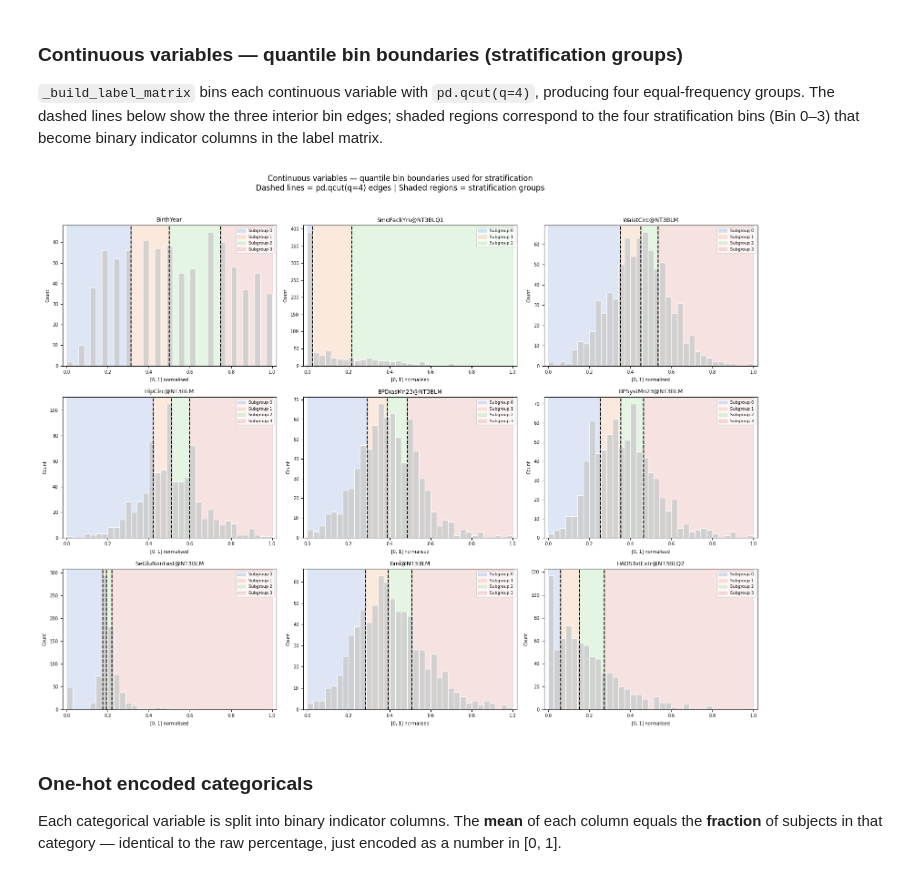
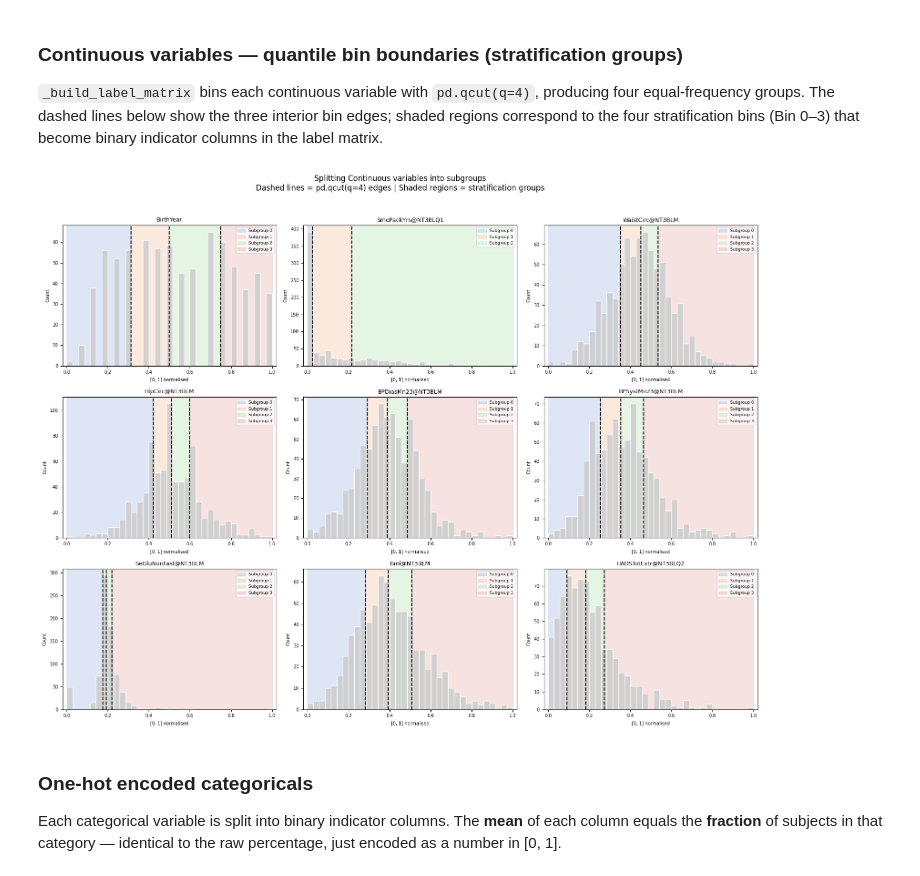
Before and after one commit to flippi321/NTNU-Master-project, a Jupyter notebook: feature_split_analysis.ipynb, the cells around one changed output. Saved outputs shown, nothing was run; the diff lists cells and outputs as text; code cells hidden in the pictures.

```diff
--- a/feature_split_analysis.ipynb
+++ b/feature_split_analysis.ipynb
@@ -57,6 +62,13 @@ norm = pd.read_csv(NORM_PATH)
 # Sex in raw is 1 for Male, NaN for Female — make it explicit for EDA
 raw['Sex'] = raw['Sex'].fillna(0).astype(int)
 
+# Defensive: the normalised CSV contains a stray non-numeric value
+# ('wa') in HADSTotExtr@NT3BLQ2, forcing the column to object dtype.
+# Coerce continuous columns to numeric so downstream .mean()/.hist() work.
+for _c in CONTINUOUS:
+    if _c in norm.columns:
+        norm[_c] = pd.to_numeric(norm[_c], errors='coerce')
+
 print(f"Raw  : {raw.shape[0]} subjects × {raw.shape[1]} features")
 print(f"Norm : {norm.shape[0]} subjects × {norm.shape[1]-1} feature columns "
       f"(categoricals one-hot encoded)")
@@ -325,35 +347,36 @@ ncols = 3
 nrows = (len(CONTINUOUS) + ncols - 1) // ncols
 fig, axes = plt.subplots(nrows, ncols, figsize=(16, 4 * nrows))
 
 for ax, col in zip(axes.flat, CONTINUOUS):
     data = norm[col].dropna()
     _, edges = pd.qcut(data, q=4, retbins=True, duplicates='drop')
     n_bins = len(edges) - 1
 
     ax.hist(data, bins=35, color='#cccccc', edgecolor='white', alpha=0.85, zorder=1)
     for i in range(n_bins):
         ax.axvspan(edges[i], edges[i + 1], alpha=0.18, color=bin_colors[i],
                    label=bin_labels[i], zorder=0)
     for edge in edges[1:-1]:
         ax.axvline(edge, color='black', linestyle='--', lw=1.4, zorder=3)
 
     ax.set_title(col, fontsize=9)
     ax.set_xlabel('[0, 1] normalised', fontsize=7)
     ax.set_ylabel('Count', fontsize=7)
     ax.set_xlim(-0.02, 1.02)
     ax.legend(fontsize=6.5, loc='upper right', framealpha=0.7)
     ax.tick_params(labelsize=7)
 
 for ax in axes.flat[len(CONTINUOUS):]:
     ax.set_visible(False)
 
-plt.suptitle('Continuous variables — quantile bin boundaries used for stratification\n'
+plt.suptitle('Splitting Continuous variables into subgroups\n'
              'Dashed lines = pd.qcut(q=4) edges | Shaded regions = stratification groups',
              fontsize=12, y=1.02)
 plt.tight_layout()
+plt.savefig(f'{FIG_DIR}/norm_continuous_qcut_bins.png', dpi=150, bbox_inches='tight')
 plt.show()
 # %% [output]
-[figure, old version]
+[figure, new version]
 # %% [markdown]
 ### One-hot encoded categoricals
 
```
Also changed, not shown: parts of 29 cells of this notebook, 3 other files.
